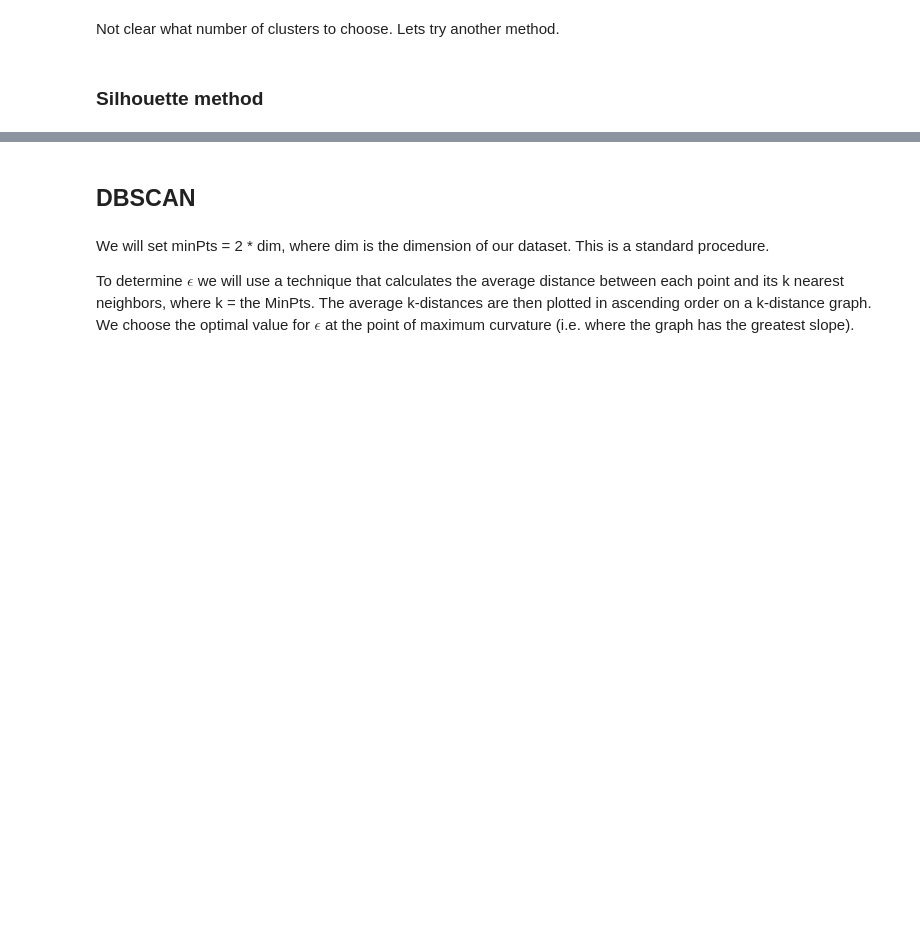
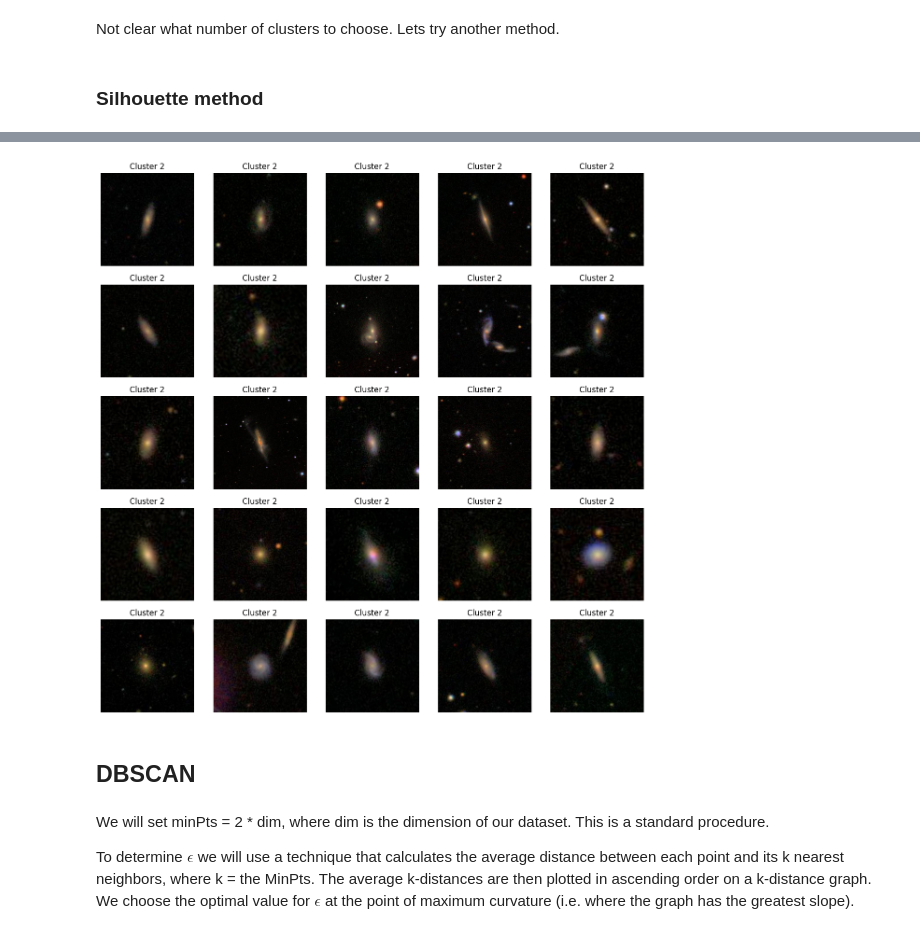
Before and after one commit to piechotam/Galaxies-Clusterization, a Jupyter notebook: clustering/clustering.ipynb, the cells around one changed output, grey strips where cells are left out. Saved outputs shown, nothing was run; the diff lists cells and outputs as text; code cells hidden in the pictures; blank space fills up the shorter version.

```diff
--- a/clustering/clustering.ipynb
+++ b/clustering/clustering.ipynb
@@ -162,3 +164,7 @@ def plot_random_images(cluster, groups, n=25):
+# %%
+plot_random_images(2, groups)
+# %% [output]
+[figure, added]
 # %% [markdown]
 ## DBSCAN
 # %% [markdown]
```
Also changed, not shown: parts of 14 cells of this notebook, 3 other files.
